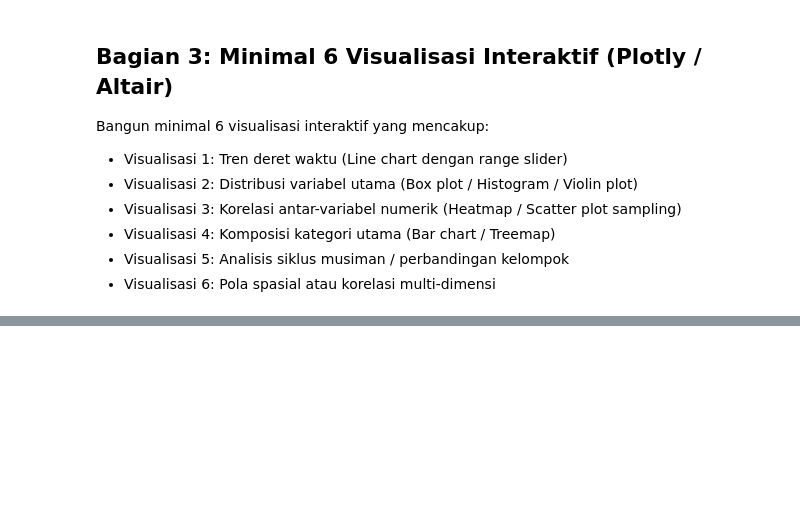
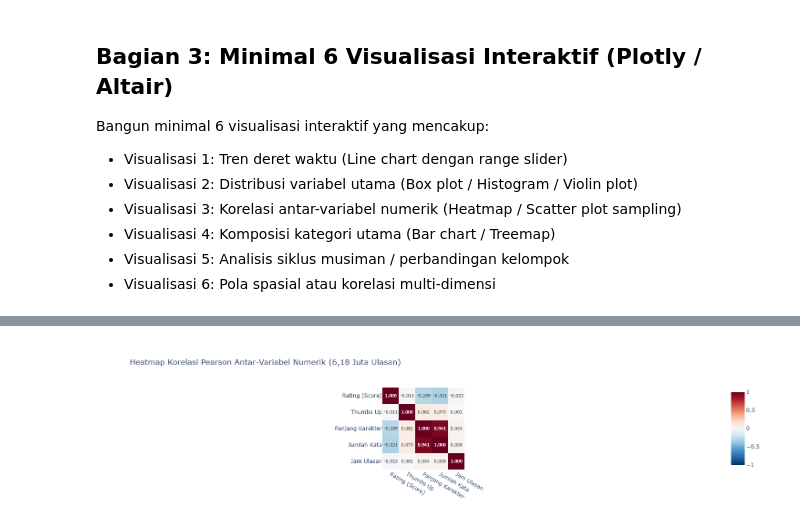
Before and after one commit to PanDiy2022/tugas1-abd-2026, a Jupyter notebook: notebooks/03_eda_and_insights.ipynb, the cells around one changed output, grey strips where cells are left out. Cells and saved outputs as stored; diff of their text form; code cells hidden in the pictures; blank space fills up the shorter version.

```diff
--- a/notebooks/03_eda_and_insights.ipynb
+++ b/notebooks/03_eda_and_insights.ipynb
@@ -61,5 +240,31 @@ Bangun minimal 6 visualisasi interaktif yang mencakup:
 # %%
-# Visualisasi 3: Korelasi Antar-Variabel
-# fig3 = px.imshow(...)
-# fig3.show()
+# Visualisasi 3: Matriks Korelasi Antar-Variabel Numerik
+df_num = (
+    lf.select([
+        pl.col("score").cast(pl.Float64).alias("Rating (Score)"),
+        pl.col("thumbsUpCount").cast(pl.Float64).alias("Thumbs Up"),
+        pl.col("content").str.len_chars().cast(pl.Float64).alias("Panjang Karakter"),
+        pl.col("content").str.split(" ").list.len().cast(pl.Float64).alias("Jumlah Kata"),
+        pl.col("at").dt.hour().cast(pl.Float64).alias("Jam Ulasan"),
+    ])
+    .collect()
+)
+
+kolom_num = df_num.columns
+corr_matrix = df_num.corr().to_numpy()
+
+fig3 = px.imshow(
+    corr_matrix,
+    x=kolom_num,
+    y=kolom_num,
+    text_auto=".3f",
+    color_continuous_scale="RdBu_r",
+    zmin=-1,
+    zmax=1,
+    title="Heatmap Korelasi Pearson Antar-Variabel Numerik (6,18 Juta Ulasan)",
+    template="plotly_white"
+)
+fig3.show()
+# %% [output]
+[figure, added]
 # %%
```
Also changed, not shown: parts of 9 cells of this notebook.
